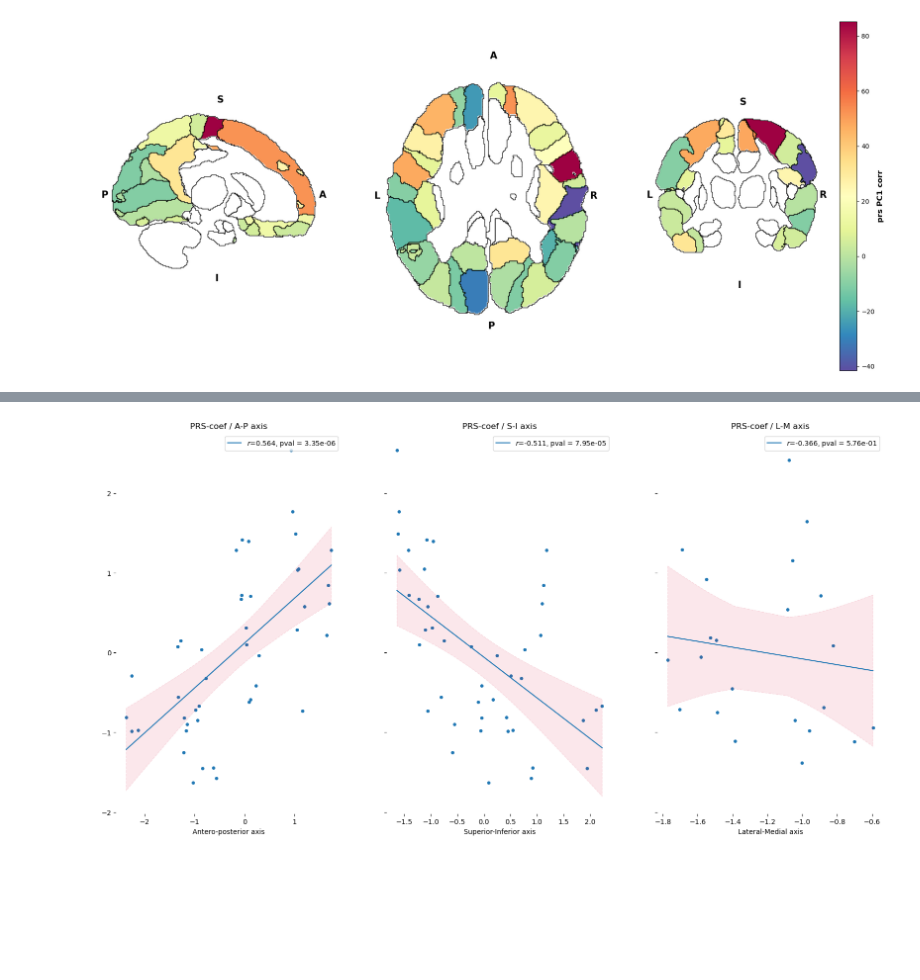
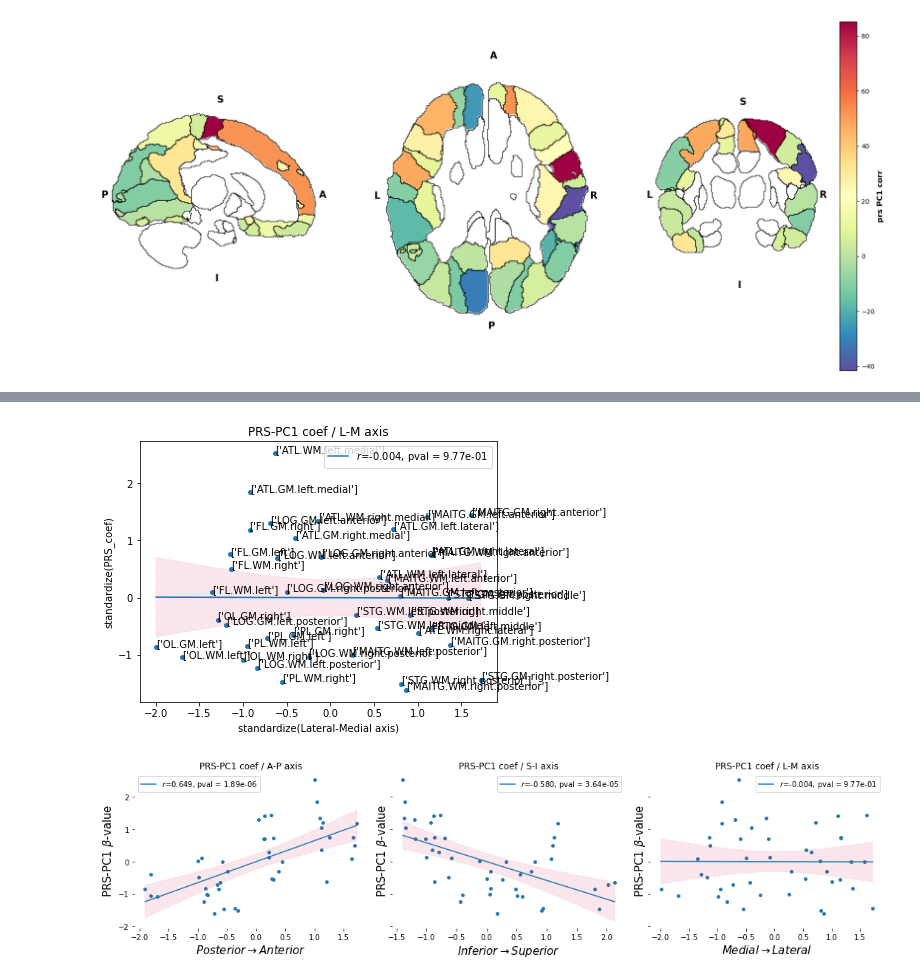
Before and after one commit to lehai-ml/dHCP_genetics, a Jupyter notebook: notebook_results/asd/Jacobians_analysis.ipynb, the cells around one changed output, grey strips where cells are left out. Saved outputs shown, nothing was run; the diff lists cells and outputs as text; code cells hidden in the pictures; blank space fills up the shorter version.

Commit message:
added jacobians analysis to asd

```diff
--- a/notebook_results/asd/Jacobians_analysis.ipynb
+++ b/notebook_results/asd/Jacobians_analysis.ipynb
@@ -293,0 +332,10 @@ ROIs_coord = visualisation.Brainmap.get_ROIs_coordinates('../../dataset/visualis
+# %%
+full_legend = {k:v['abbr'] for k,v in data_preprocessing.Volumes.Imperial.get_Imperial_legends().items()}
+# %%
+prs_plot_values_jacobians_df = pd.DataFrame(prs_plot_values_jacobians,index=[0]).T
+prs_plot_values_jacobians_df = prs_plot_values_jacobians_df.reset_index()
+prs_plot_values_jacobians_df.columns = ['Label','PRS_coef']
+# %%
+plot_coordinates = prs_plot_values_jacobians_df.merge(ROIs_coord,on='Label')
+# %%
+plot_coordinates['abbr'] = plot_coordinates['Label'].apply(lambda x: full_legend[f'Imperial {x}'])
@@ -294,26 +362,41 @@ ROIs_coord = visualisation.Brainmap.get_ROIs_coordinates('../../dataset/visualis
+# %%
+visualisation.SimplePlots.Scatter(x=abs(plot_coordinates['X_sca']),
+                                  y='PRS_coef',
+                                  data=plot_coordinates,
+                                  annotate='abbr',
+                                  xlabel='Lateral-Medial axis',scaling='both',return_stats=True, legend=True,title='PRS-PC1 coef / L-M axis',
+                                 legend_loc='upper right',markersize=15)
+# %% [output]
+[figure, added]
 # %%
-standardized_ROIs_coord = ROIs_coord.copy()
-standardized_ROIs_coord[['X','Y','Z']] = stats.StandardScaler().fit_transform(ROIs_coord[['X_vox','Y_vox','Z_vox']])
-standardized_ROIs_coord = standardized_ROIs_coord.set_index('Label')
-fig,axes = plt.subplots(1,3,figsize=(20,10),sharey=True)
-visualisation.SimplePlots.Scatter(x=standardized_ROIs_coord.loc[prs_plot_values_jacobians.keys(),'Y'],
-                                  y=prs_plot_value_values_jacobians,
-                                  # annotate=[Imperial_labels[i]['abbr'] for i in loading_matrix.index],
-                                  xlabel='Antero-posterior axis',scaling='y',return_stats=True,legend=True,title='PRS-coef / A-P axis',ax=axes[0],
+
+fig,axes = plt.subplots(1,3,figsize=(15,4),sharey=True)
+visualisation.SimplePlots.Scatter(x='Y_sca',
+                                  y='PRS_coef',
+                                  data=plot_coordinates,
+                                  xlabel='Antero-posterior axis',scaling='both',return_stats=True,legend=True,title='PRS-PC1 coef / A-P axis',ax=axes[0],
+                                 legend_loc='upper left',markersize=15)
+visualisation.SimplePlots.Scatter(x='Z_sca',
+                                  y='PRS_coef',
+                                  data=plot_coordinates,
+                                  xlabel='Superior-Inferior axis',scaling='both',return_stats=True, legend=True,title='PRS-PC1 coef / S-I axis',ax=axes[1],
                                  legend_loc='upper right',markersize=15)
-visualisation.SimplePlots.Scatter(x=standardized_ROIs_coord.loc[prs_plot_values_jacobians.keys(),'Z'],
-                                  y=prs_plot_value_values_jacobians,
-#                                   annotate=[Imperial_labels[i]['abbr'] for i in loading_matrix.index],
-                                  xlabel='Superior-Inferior axis',scaling='y',return_stats=True, legend=True,title='PRS-coef / S-I axis',ax=axes[1],
+visualisation.SimplePlots.Scatter(x=abs(plot_coordinates['X_sca']),
+                                  y='PRS_coef',
+                                  xlabel='Lateral-Medial axis',scaling='both',return_stats=True, legend=True,title='PRS-PC1 coef / L-M axis',ax=axes[2],
+                                  data=plot_coordinates,
                                  legend_loc='upper right',markersize=15)
-left_right_values_to_plot = data_preprocessing.Volumes.Imperial.get_segment({f'Imperial {k}':v for k,v in prs_plot_values_jacobians.items()},side='left')
-left_right_values_to_plot = {int(k.replace('Imperial ','')):v for k,v in left_right_values_to_plot.items()}
-visualisation.SimplePlots.Scatter(x=standardized_ROIs_coord.loc[left_right_values_to_plot.keys(),'X'],
-                                  y=[i for i in left_right_values_to_plot.values()],
-#                                   annotate=[Imperial_labels[i]['abbr'] for i in data_preprocessing.Volumes.Imperial.get_segment(pd.DataFrame(loading_matrix[pc]),col='index',side=['left']).index],
-                                  # ylabel='PC8~BrainVol corr',
-                                  xlabel='Lateral-Medial axis',scaling='y',return_stats=True, legend=True,title='PRS-coef / L-M axis',ax=axes[2],
-                                 legend_loc='upper right',markersize=15)
+axes[0].set_ylabel(r'PRS-PC1 $\beta$-value',fontsize=15)
+axes[1].set_ylabel(r'PRS-PC1 $\beta$-value',fontsize=15)
+axes[2].set_ylabel(r'PRS-PC1 $\beta$-value',fontsize=15)
+axes[0].set_xlabel(r'$\it{Posterior}\rightarrow\it{Anterior}$',fontsize=15)
+axes[1].set_xlabel(r'$\it{Inferior}\rightarrow\it{Superior}$',fontsize=15)
+axes[2].set_xlabel(r'$\it{Medial}\rightarrow\it{Lateral}$',fontsize=15)
+# fig.text(0.05,0,'$\it{Posterior}$')
+
+# fig.text(0.28,0,r'$\it{Anterior} \rightarrow$')
 sns.despine(bottom=True,right=True,left=True,top=True)
+plt.tight_layout()
+fig.savefig('ROI_coordinates_Jacobians.png')
 # %% [output]
-[figure, old version]
+[figure, new version]
```
Also changed, not shown: parts of 27 cells of this notebook.
